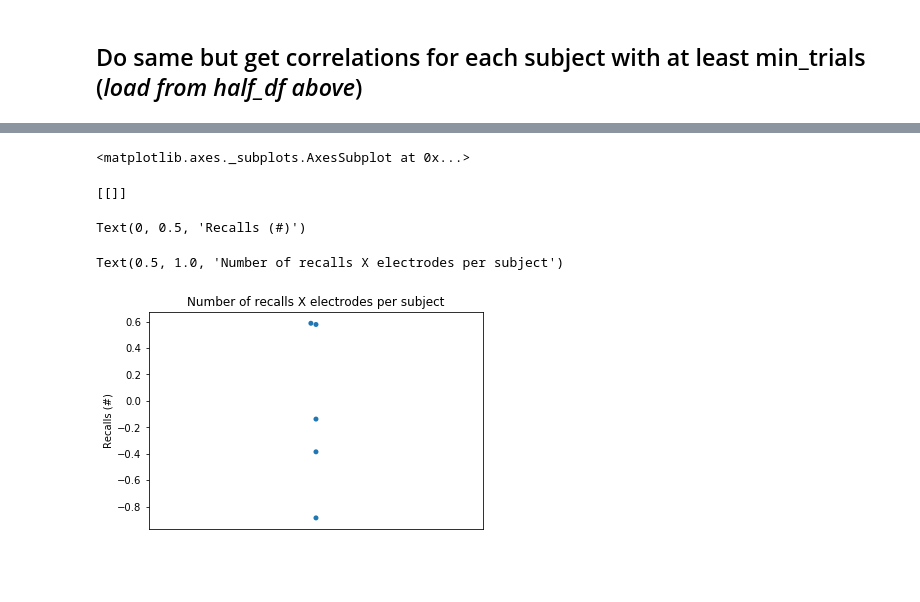
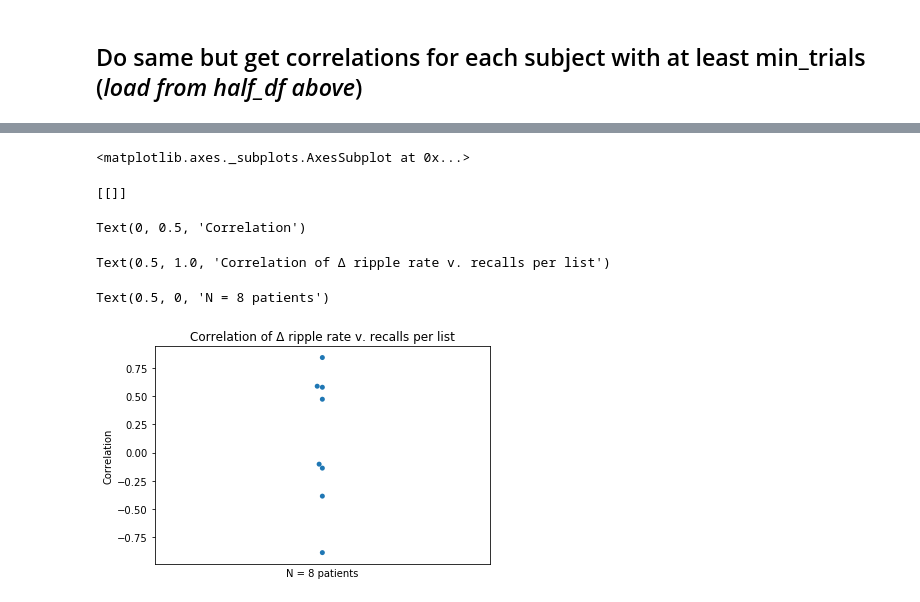
Before and after one commit to jjsakon/SWR, a Jupyter notebook: code/SWRanalysisSingleSub.ipynb, the cells around one changed output, grey strips where cells are left out. Drawn from its saved outputs; the diff is of its cells as text; code cells hidden in the pictures; blank space fills up the shorter version.

```diff
--- a/code/SWRanalysisSingleSub.ipynb
+++ b/code/SWRanalysisSingleSub.ipynb
@@ -1095,8 +1095,8 @@ a = 1;
 # %%
 # do subjects show bigger ripple bump on lists they have more recalls?
 
-min_trials_per_num_recalled = 35
-min_trials = 250
+min_trials_per_num_recalled = 25
+min_trials = 200
 
 corr_save = []
 
@@ -1167,12 +1167,14 @@ r = -0.386 for R1310J
 # %%
 sb.swarmplot(data=corr_save)
 gca().set(xticks=[])
-ylabel('Recalls (#)')
-title('Number of recalls X electrodes per subject')
+ylabel('Correlation')
+title('Correlation of '+u'Δ '+'ripple rate v. recalls per list' )
+xlabel('N = '+str(len(corr_save))+' patients')
 show()
 # %% [output]
 <matplotlib.axes._subplots.AxesSubplot at 0x...>
 [[]]
-Text(0, 0.5, 'Recalls (#)')
+Text(0, 0.5, 'Correlation')
-Text(0.5, 1.0, 'Number of recalls X electrodes per subject')
+Text(0.5, 1.0, 'Correlation of Δ ripple rate v. recalls per list')
+Text(0.5, 0, 'N = 8 patients')
-[figure, old version]
+[figure, new version]
```
Also changed, not shown: parts of 1 cell of this notebook, 3 other files.
